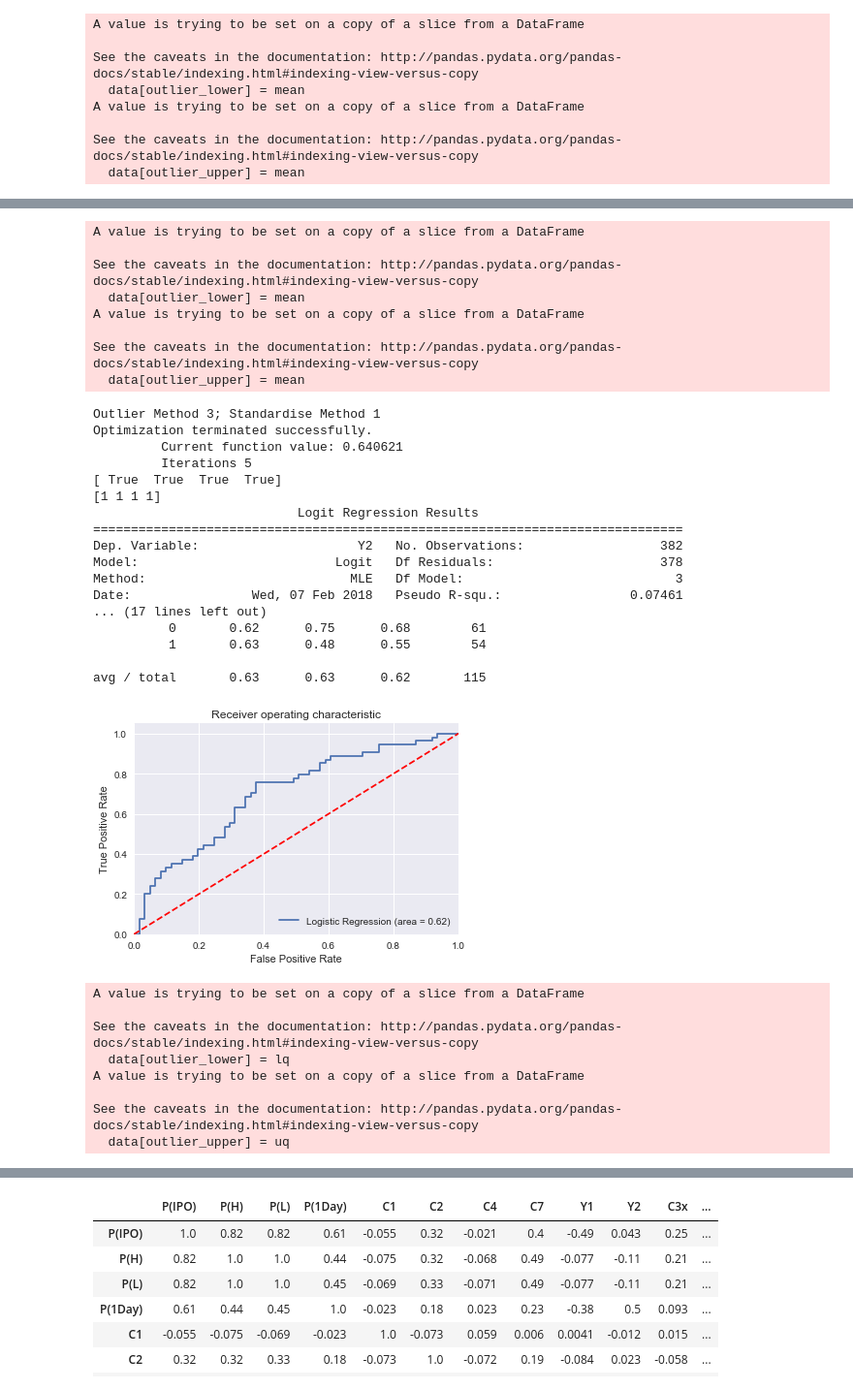
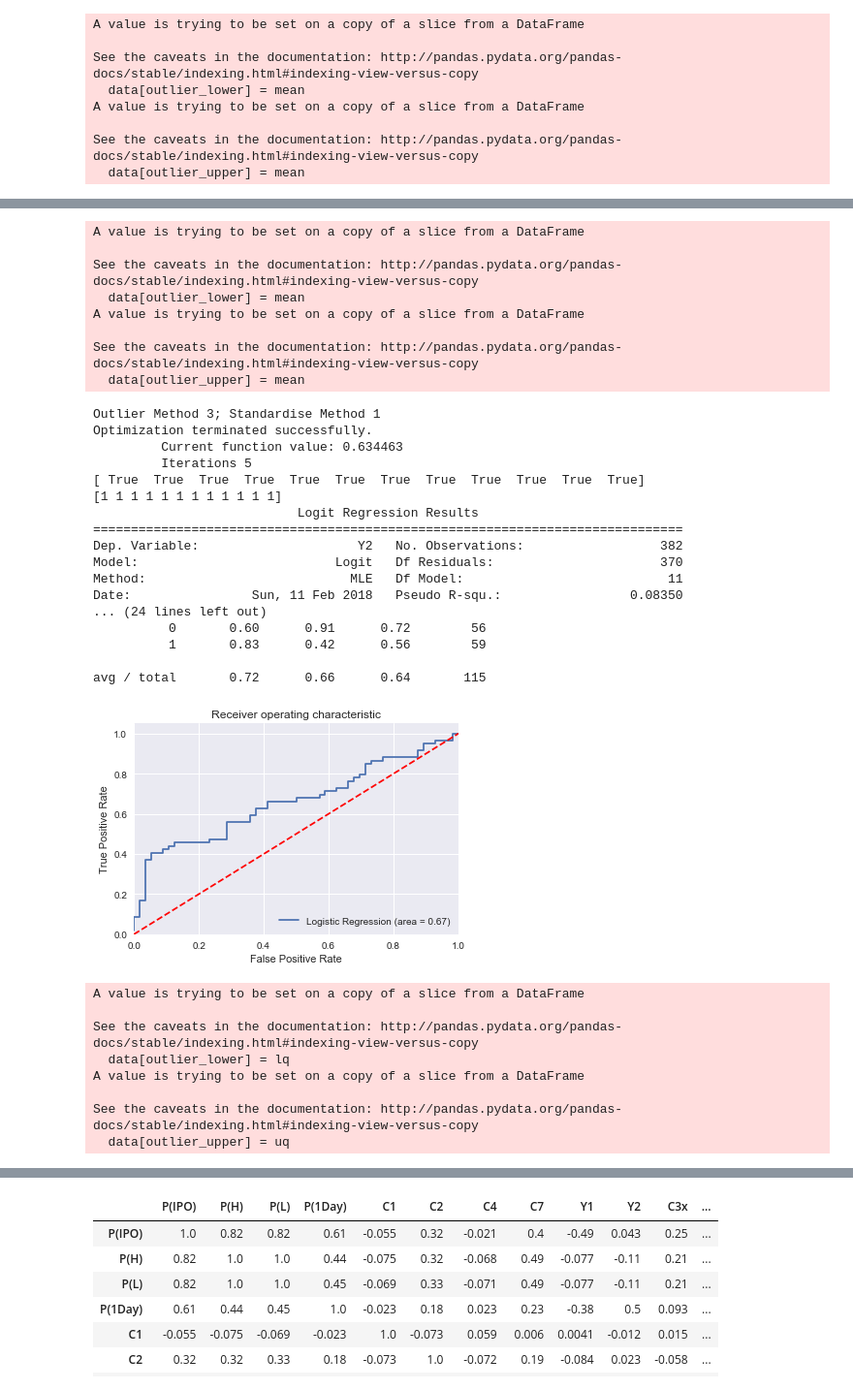
Before and after one commit to ConorFeeney/IS540-Code, a Jupyter notebook: Python for Comp 1/Model For loop.ipynb, the cells around one changed output, grey strips where cells are left out. Shown: that part at 97% size. Saved outputs shown, nothing was run; the diff lists cells and outputs as text; code cells hidden in the pictures.

Commit message:
Update - Milestone & Model

```diff
--- a/Python for Comp 1/Model For loop.ipynb
+++ b/Python for Comp 1/Model For loop.ipynb
@@ -9,7 +9,7 @@ import datetime as dt
 import pylab
 import matplotlib.pyplot as plt
 from sklearn.preprocessing import MinMaxScaler
-from new_var import calc
+from new_var import calc,y1function,y2function,C3function,C6function
 from outliers import outlier
 
 %matplotlib inline
@@ -27,7 +27,7 @@ from sklearn.metrics import roc_auc_score
 from sklearn.metrics import roc_curve
 from sklearn.cross_validation import train_test_split
 
-ipo_data = pd.read_excel("Competation #1 Raw Data_New.xlsx",header=0,na_values='-' )
+ipo_data = pd.read_excel("Competition #1 Raw Data_UPDATED I3.xlsx",header=0,na_values='-' )
 # Replacing NaN values with their corresponding mean value
 
 ipo_data=ipo_data.fillna(ipo_data.mean())
@@ -87,4 +105,11 @@ Name: C2, Length: 682, dtype: int32
 # %%
+sqrt_transform=['C6x','T3x','T5x','S1x','S2x','S3x'] #Variables that need to be square rooted
+ipo_data[sqrt_transform]=ipo_data[sqrt_transform]**0.5 #square rooting variable
+
+log_transform=['C1','C7'] #Variables to be log transformed
+ipo_data[log_transform]=np.log(ipo_data[log_transform])#log transformation
+
+
 def standard(data,method):
     if data.dtype == float : #Making sure data isnt a string or int
         if method == 1:
@@ -146,4 +147,6 @@ for i in range(len(ipo_data.columns)):
 # %%
+
+
 for j in range(1,5):
     x=pd.DataFrame.copy(ipo_data)
     for i in range(len(x.columns)):
@@ -154,8 +157,8 @@ for j in range(1,5):
     print('Outlier Method {}; Standardise Method {}'.format(j,1))
 
     logreg = LogisticRegression()
-    train=['C4','C6x','T4x','S2x']
-    #train=['C3x','C4','C1','C7','C6x','T3x','T4x','T5x','S1x','S2x','S3x','C2']
+    #train=['C4','C6x','T4x','S2x']
+    train=['C3x','C4','C1','C7','C6x','T3x','T4x','T5x','S1x','S2x','S3x','C2']
     X=x[train]
     y=x['Y2']
     rfe = RFE(logreg, 18)
@@ -253,29 +256,29 @@ avg / total       0.63      0.63      0.62       115
 A value is trying to be set on a copy of a slice from a DataFrame
 
 See the caveats in the documentation: http://pandas.pydata.org/pandas-docs/stable/indexing.html#indexing-view-versus-copy
   data[outlier_lower] = mean
 A value is trying to be set on a copy of a slice from a DataFrame
 
 See the caveats in the documentation: http://pandas.pydata.org/pandas-docs/stable/indexing.html#indexing-view-versus-copy
   data[outlier_upper] = mean
 Outlier Method 3; Standardise Method 1
 Optimization terminated successfully.
-         Current function value: 0.640621
+         Current function value: 0.634463
          Iterations 5
-[ True  True  True  True]
-[1 1 1 1]
+[ True  True  True  True  True  True  True  True  True  True  True  True]
+[1 1 1 1 1 1 1 1 1 1 1 1]
                            Logit Regression Results
 ==============================================================================
 Dep. Variable:                     Y2   No. Observations:                  382
-Model:                          Logit   Df Residuals:                      378
-Method:                           MLE   Df Model:                            3
-Date:                Wed, 07 Feb 2018   Pseudo R-squ.:                 0.07461
-... (17 lines left out)
-          0       0.62      0.75      0.68        61
-          1       0.63      0.48      0.55        54
+Model:                          Logit   Df Residuals:                      370
+Method:                           MLE   Df Model:                           11
+Date:                Sun, 11 Feb 2018   Pseudo R-squ.:                 0.08350
+... (24 lines left out)
+          0       0.60      0.91      0.72        56
+          1       0.83      0.42      0.56        59
 
-avg / total       0.63      0.63      0.62       115
+avg / total       0.72      0.66      0.64       115
-[figure, old version]
+[figure, new version]
 A value is trying to be set on a copy of a slice from a DataFrame
 
 See the caveats in the documentation: http://pandas.pydata.org/pandas-docs/stable/indexing.html#indexing-view-versus-copy
```
Also changed, not shown: parts of 6 cells of this notebook, 4 other files.
